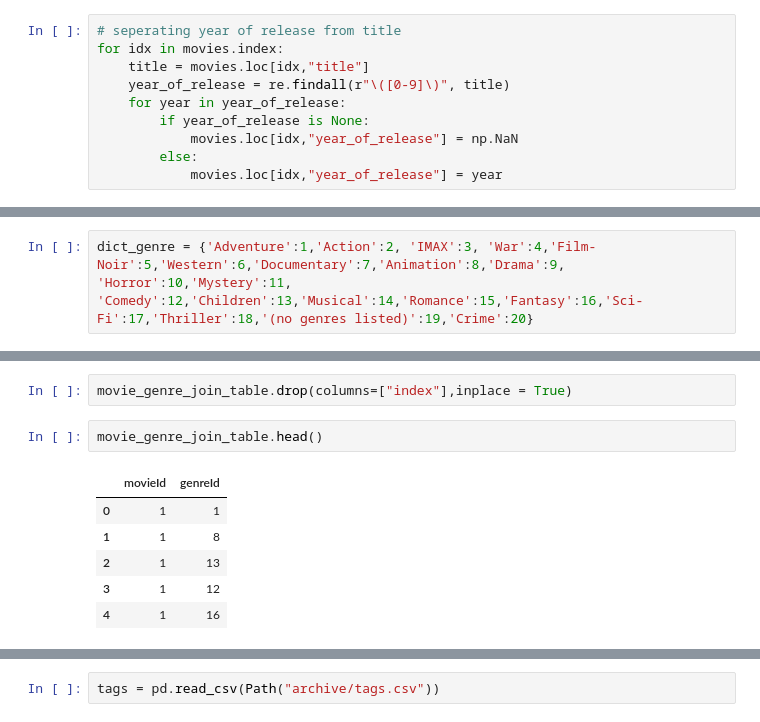
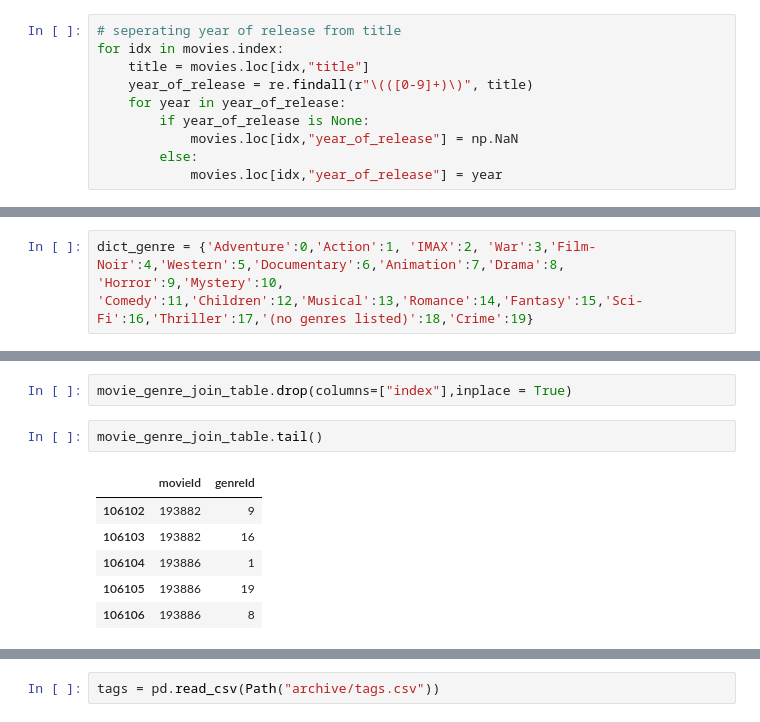
Before and after one commit to RohitMNair/Dashboard, a Jupyter notebook: preproc.ipynb, the cells around one changed output, grey strips where cells are left out. Saved outputs shown, nothing was run; the diff lists cells and outputs as text.

```diff
--- a/preproc.ipynb
+++ b/preproc.ipynb
@@ -47,7 +47,7 @@ movies.head()
 # seperating year of release from title
 for idx in movies.index:
     title = movies.loc[idx,"title"]
-    year_of_release = re.findall(r"\([0-9]\)", title)
+    year_of_release = re.findall(r"\(([0-9]+)\)", title)
     for year in year_of_release:
         if year_of_release is None:
             movies.loc[idx,"year_of_release"] = np.NaN
@@ -137,8 +137,8 @@ movie_genre_join_table
 # %% [output]
 |  | movieId | genreId |
 # %%
-dict_genre = {'Adventure':1,'Action':2,	'IMAX':3, 'War':4,'Film-Noir':5,'Western':6,'Documentary':7,'Animation':8,'Drama':9, 'Horror':10,'Mystery':11,
-'Comedy':12,'Children':13,'Musical':14,'Romance':15,'Fantasy':16,'Sci-Fi':17,'Thriller':18,'(no genres listed)':19,'Crime':20}
+dict_genre = {'Adventure':0,'Action':1,	'IMAX':2, 'War':3,'Film-Noir':4,'Western':5,'Documentary':6,'Animation':7,'Drama':8, 'Horror':9,'Mystery':10,
+'Comedy':11,'Children':12,'Musical':13,'Romance':14,'Fantasy':15,'Sci-Fi':16,'Thriller':17,'(no genres listed)':18,'Crime':19}
 # %%
 for idx in movies_new.index:
     tag_id = dict_genre[movies_new.loc[idx,'genre']]
@@ -193,14 +193,14 @@ movie_genre_join_table = movie_genre_join_table.reset_index()
 # %%
 movie_genre_join_table.drop(columns=["index"],inplace = True)
 # %%
-movie_genre_join_table.head()
+movie_genre_join_table.tail()
 # %% [output]
 |  | movieId | genreId |
-| 0 | 1 | 1 |
-| 1 | 1 | 8 |
-| 2 | 1 | 13 |
-| 3 | 1 | 12 |
-| 4 | 1 | 16 |
+| 106102 | 193882 | 9 |
+| 106103 | 193882 | 16 |
+| 106104 | 193886 | 1 |
+| 106105 | 193886 | 19 |
+| 106106 | 193886 | 8 |
 # %%
 genres.head()
 # %% [output]
```
Also changed, not shown: parts of 14 cells of this notebook, 3 other files.
